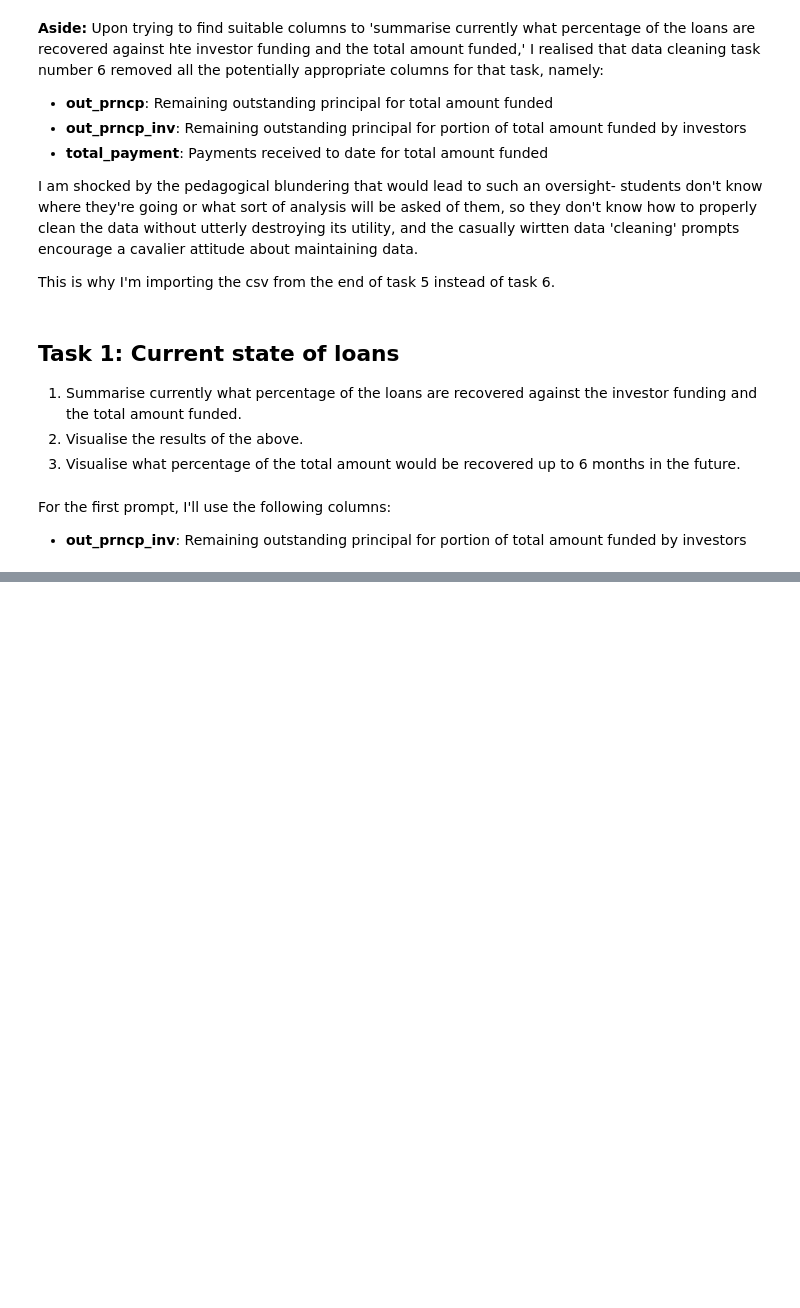
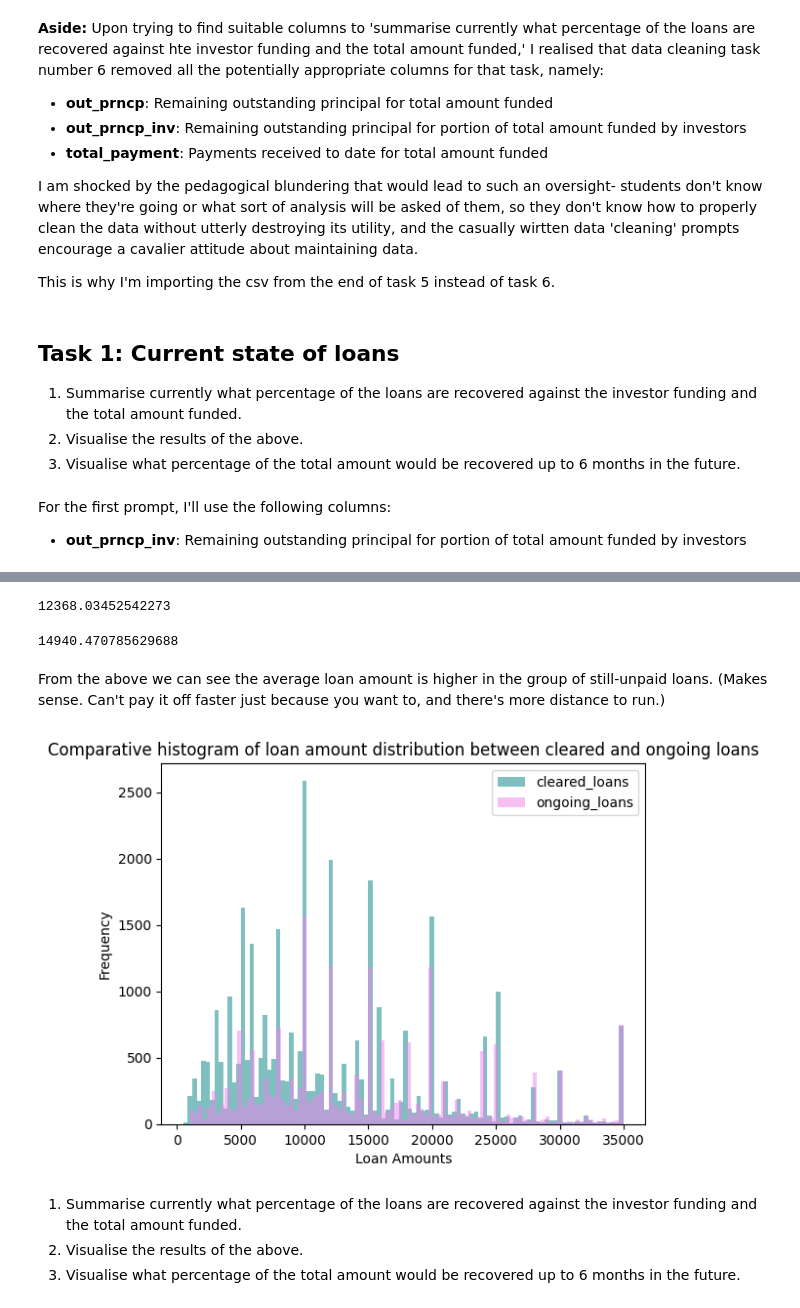
Before and after one commit to ThanksCheersHrng/exploratory-data-analysis---customer-loans-in-finance202, a Jupyter notebook: analysis_and_visualisation_workspace_1.ipynb, the cells around one changed output, grey strips where cells are left out. Cells and saved outputs as stored; diff of their text form; code cells hidden in the pictures; blank space fills up the shorter version.

```diff
--- a/analysis_and_visualisation_workspace_1.ipynb
+++ b/analysis_and_visualisation_workspace_1.ipynb
@@ -47,0 +155,27 @@ NameError: name 'finance_df' is not defined
+# %%
+#Since the description of "recoveries" makes no sense to me, I'm going to consider the out_prncp_inv measure for understanding how many loans are recovered:
+finance_df_copy = finance_df.copy()
+
+cleared_loans = finance_df_copy[finance_df_copy['out_prncp_inv'] == 0]
+ongoing_loans = finance_df_copy[finance_df_copy['out_prncp_inv'] > 0]
+# %%
+cleared_loans["loan_amount"].mean()
+# %% [output]
+12368.03452542273
+# %%
+ongoing_loans["loan_amount"].mean()
+# %% [output]
+14940.470785629688
+# %% [markdown]
+From the above we can see the average loan amount is higher in the group of still-unpaid loans. (Makes sense. Can't pay it off faster just because you want to, and there's more distance to run.)
+# %%
+# The hypothesis test most suited depends on the distribution of the two datasets being compared.
+plt.hist(cleared_loans['loan_amount'], bins=100,alpha=0.5,label='cleared_loans', color='teal')
+plt.hist(ongoing_loans['loan_amount'], bins=100,alpha=0.5,label='ongoing_loans', color = 'violet')
+plt.xlabel("Loan Amounts")
+plt.ylabel("Frequency")
+plt.title("Comparative histogram of loan amount distribution between cleared and ongoing loans")
+plt.legend()
+plt.show()
+# %% [output]
+[figure, added]
@@ -47,0 +193,4 @@ NameError: name 'finance_df' is not defined
+# %% [markdown]
+1. Summarise currently what percentage of the loans are recovered against the investor funding and the total amount funded.
+2. Visualise the results of the above.
+3. Visualise what percentage of the total amount would be recovered up to 6 months in the future.
```
Also changed, not shown: parts of 21 cells of this notebook.
